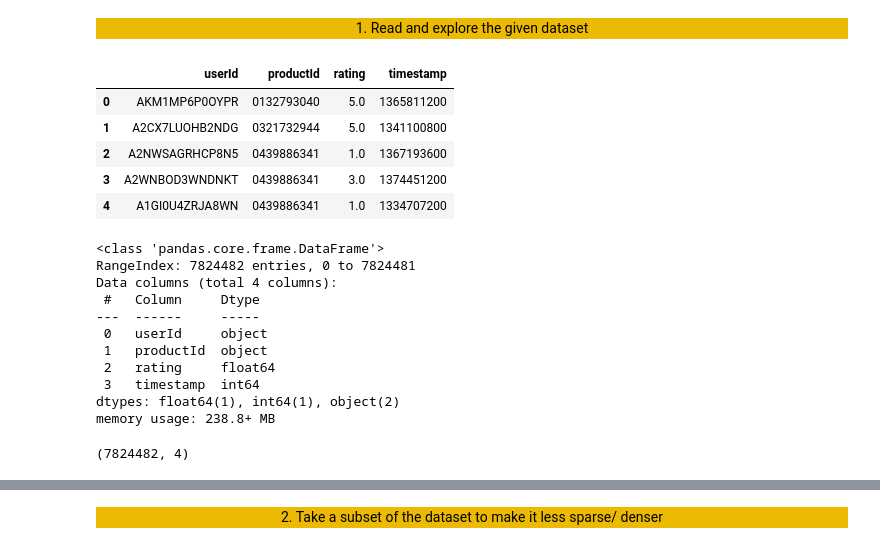
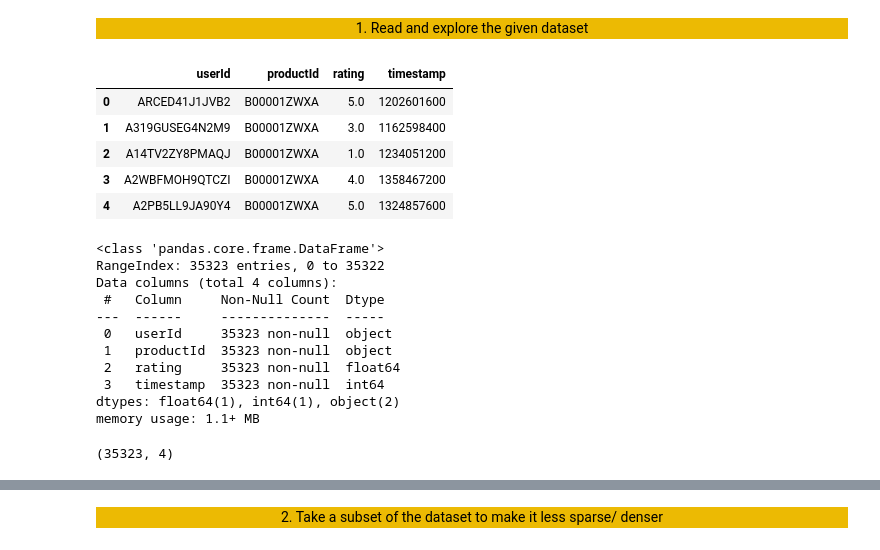
Before and after one commit to Elhassan7/Recommandation-system-_-Amazon, a Jupyter notebook: First System/product-recommendation code.ipynb, the cells around one changed output, grey strips where cells are left out. Saved outputs shown, nothing was run; the diff lists cells and outputs as text; code cells hidden in the pictures.

```diff
--- a/First System/product-recommendation code.ipynb
+++ b/First System/product-recommendation code.ipynb
@@ -35,34 +35,34 @@ from sklearn.model_selection import train_test_split
 # %% [markdown]
 <center style="background-color: #ECBA03">  1. Read and explore the given dataset </center>
 # %%
-df = pd.read_csv('ratings_Electronics.csv', names=['userId', 'productId','rating','timestamp'])
+df = pd.read_csv('../First System/ratings_Electronics.csv', names=['userId', 'productId','rating','timestamp'])
 df.head()
 # %% [output]
 |  | userId | productId | rating | timestamp |
-| 0 | AKM1MP6P0OYPR | 0132793040 | 5.0 | 1365811200 |
-| 1 | A2CX7LUOHB2NDG | 0321732944 | 5.0 | 1341100800 |
-| 2 | A2NWSAGRHCP8N5 | 0439886341 | 1.0 | 1367193600 |
-| 3 | A2WNBOD3WNDNKT | 0439886341 | 3.0 | 1374451200 |
-| 4 | A1GI0U4ZRJA8WN | 0439886341 | 1.0 | 1334707200 |
+| 0 | ARCED41J1JVB2 | B00001ZWXA | 5.0 | 1202601600 |
+| 1 | A319GUSEG4N2M9 | B00001ZWXA | 3.0 | 1162598400 |
+| 2 | A14TV2ZY8PMAQJ | B00001ZWXA | 1.0 | 1234051200 |
+| 3 | A2WBFMOH9QTCZI | B00001ZWXA | 4.0 | 1358467200 |
+| 4 | A2PB5LL9JA90Y4 | B00001ZWXA | 5.0 | 1324857600 |
 # %%
 
 df.info()
 # %% [output]
 <class 'pandas.core.frame.DataFrame'>
-RangeIndex: 7824482 entries, 0 to 7824481
+RangeIndex: 35323 entries, 0 to 35322
 Data columns (total 4 columns):
- #   Column     Dtype
----  ------     -----
- 0   userId     object
- 1   productId  object
- 2   rating     float64
- 3   timestamp  int64
+ #   Column     Non-Null Count  Dtype
+---  ------     --------------  -----
+ 0   userId     35323 non-null  object
+ 1   productId  35323 non-null  object
+ 2   rating     35323 non-null  float64
+ 3   timestamp  35323 non-null  int64
 dtypes: float64(1), int64(1), object(2)
-memory usage: 238.8+ MB
+memory usage: 1.1+ MB
 # %%
 df.shape
 # %% [output]
-(7824482, 4)
+(35323, 4)
 # %%
 df.rating.describe()
 # %% [output]
```
Also changed, not shown: parts of 4 cells of this notebook, 1 other file.
